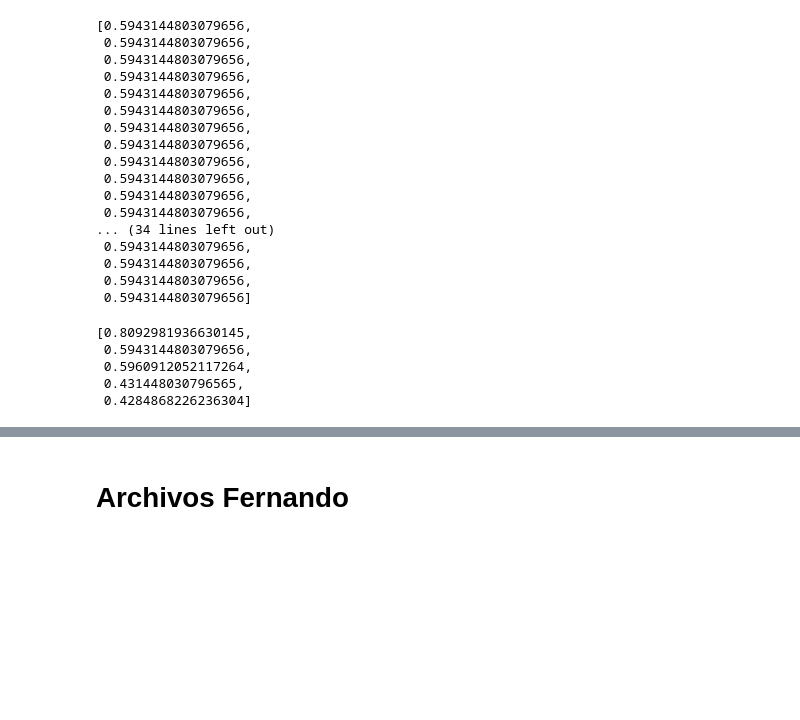
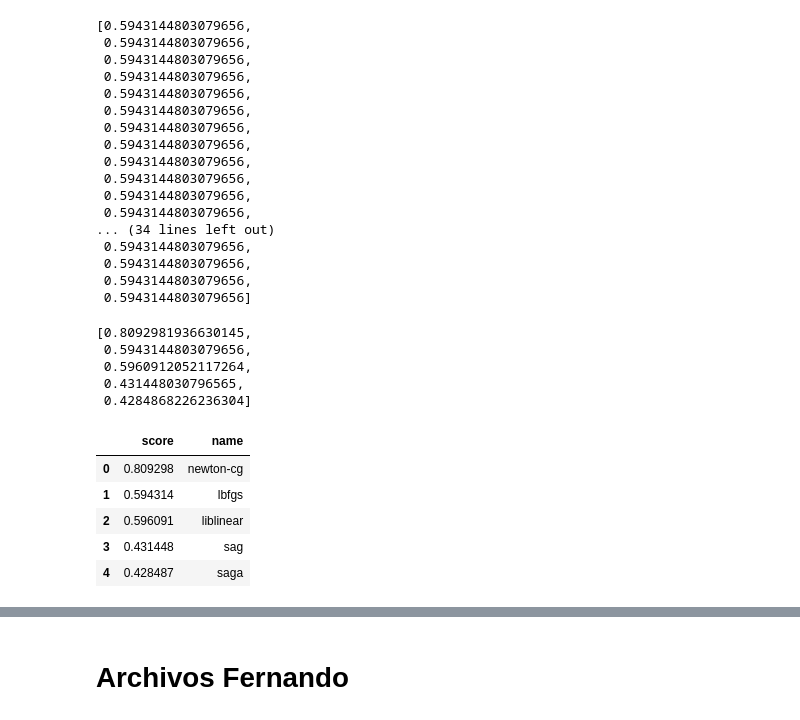
Before and after one commit to Fiuba-Big-Data-Analytics/Fiuba-Big-Data-Analytics-TPs, a Jupyter notebook: Tp 2/Modelos/LogisticRegression.ipynb, the cells around one changed output, grey strips where cells are left out. Cells and saved outputs as stored; diff of their text form; code cells hidden in the pictures; blank space fills up the shorter version.

```diff
--- a/Tp 2/Modelos/LogisticRegression.ipynb
+++ b/Tp 2/Modelos/LogisticRegression.ipynb
@@ -305,3 +325,14 @@ scores3
  0.5960912052117264,
  0.431448030796565,
  0.4284868226236304]
+# %%
+d = {'score': scores3, 'name': ["newton-cg", "lbfgs", "liblinear", "sag", "saga"]}
+df =pd.DataFrame(data = d)
+df
+# %% [output]
+|  | score | name |
+| 0 | 0.809298 | newton-cg |
+| 1 | 0.594314 | lbfgs |
+| 2 | 0.596091 | liblinear |
+| 3 | 0.431448 | sag |
+| 4 | 0.428487 | saga |
```
Also changed, not shown: parts of 9 cells of this notebook, 1 other file.
